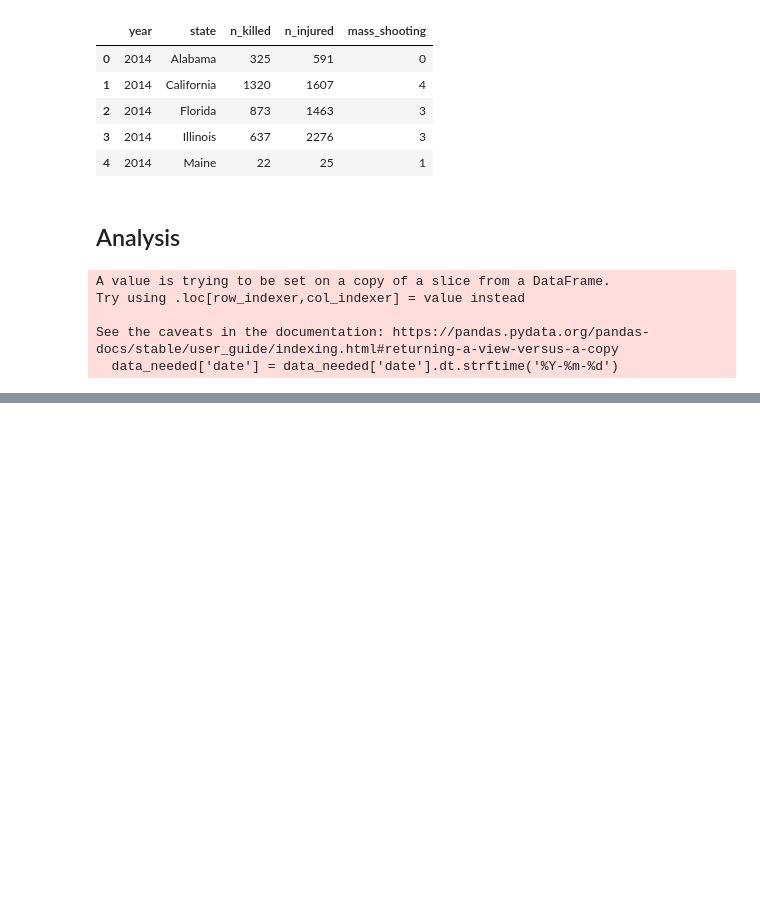
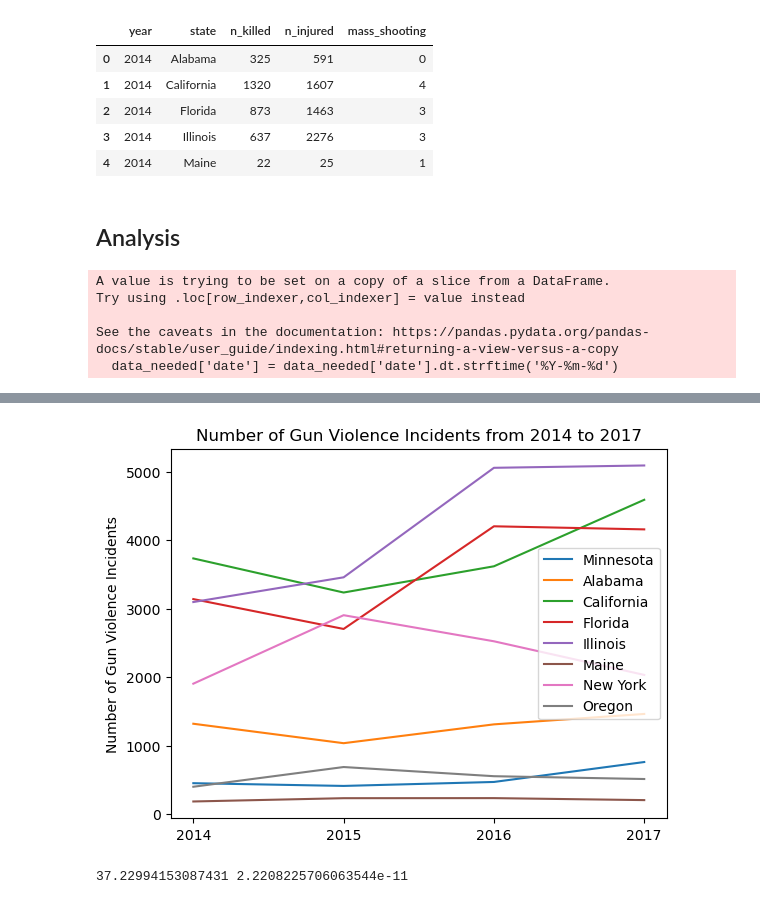
Before and after one commit to LanNguyen135/Project3, a Jupyter notebook: main.ipynb, the cells around one changed output, grey strips where cells are left out. Cells and saved outputs as stored; diff of their text form; code cells hidden in the pictures; blank space fills up the shorter version.

```diff
--- a/main.ipynb
+++ b/main.ipynb
@@ -227,0 +295,22 @@ data_needed.to_json(r'static\data\complete_data.json', orient='records')
+# %%
+plt.plot(year, Minnesota, label = "Minnesota")
+plt.plot(year, Alabama, label = "Alabama")
+plt.plot(year, California, label = "California")
+plt.plot(year, Florida, label = "Florida")
+plt.plot(year, Illinois, label = "Illinois")
+plt.plot(year, Maine, label = "Maine")
+plt.plot(year, NY, label = "New York")
+plt.plot(year, Oregon, label = "Oregon")
+plt.title("Number of Gun Violence Incidents from 2014 to 2017")
+plt.ylabel("Number of Gun Violence Incidents")
+plt.legend()
+plt.savefig("Output/gunViolence.jpg")
+plt.show()
+# %% [output]
+[figure, added]
+# %%
+import scipy.stats as stats
+fvalue, pvalue = stats.f_oneway(Minnesota, Alabama, California, Florida, Illinois, Maine, NY, Oregon)
+print(fvalue, pvalue)
+# %% [output]
+37.22994153087431 2.2208225706063544e-11
```
Also changed, not shown: parts of 5 cells of this notebook, 9 other files.
